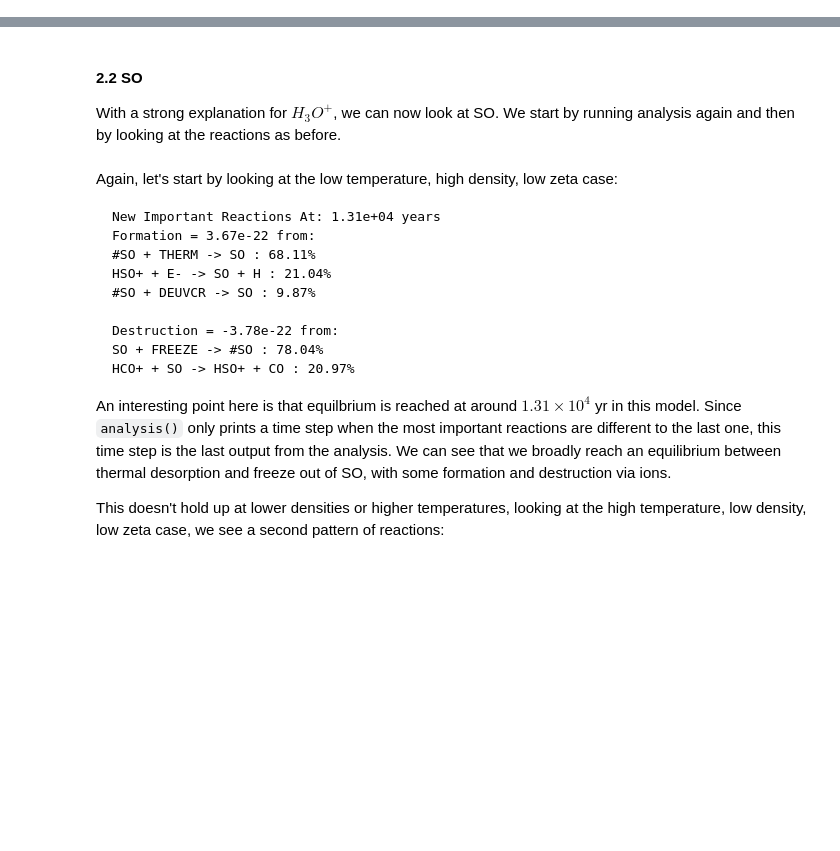
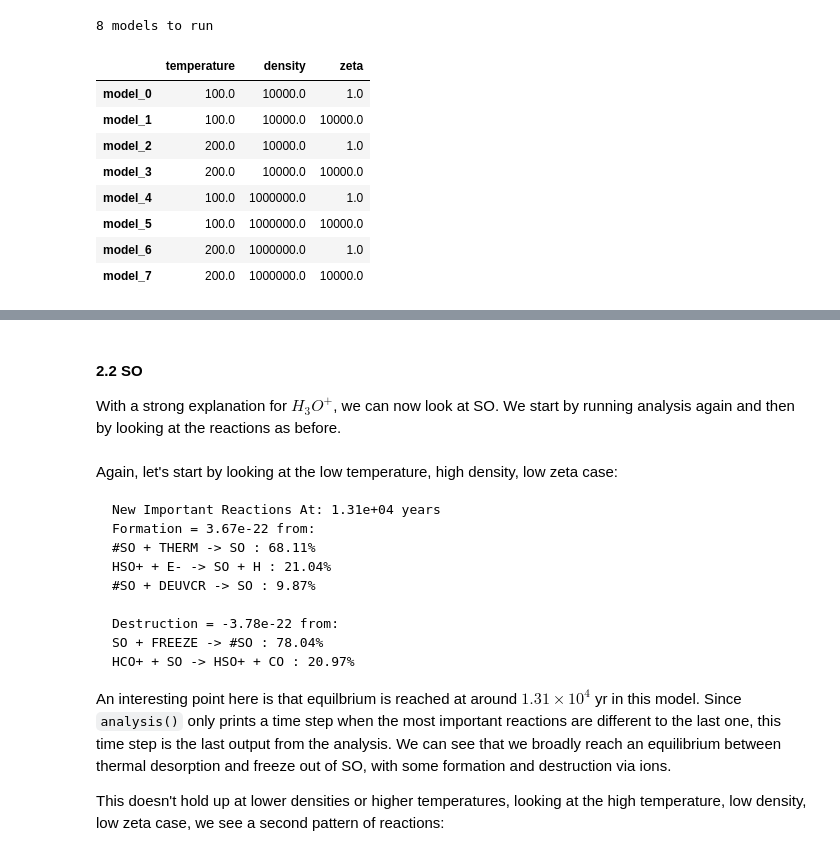
Before and after one commit to uclchem/UCLCHEM, a Jupyter notebook: notebooks/4_chemical_analysis.ipynb, the cells around one changed output, grey strips where cells are left out. Drawn from its saved outputs; the diff is of its cells as text; code cells hidden in the pictures; blank space fills up the shorter version.

```diff
--- a/notebooks/4_chemical_analysis.ipynb
+++ b/notebooks/4_chemical_analysis.ipynb
@@ -40,33 +47,40 @@ and that will give us enough to work with for our analysis.
 # %%
-temperatures = [75, 250]
+temperatures = [100, 200]
 densities = [1e4, 1e6]
 zetas = [1, 1e4]
 
 parameterSpace = np.asarray(np.meshgrid(temperatures, densities, zetas)).reshape(3, -1)
 model_table = pd.DataFrame(parameterSpace.T, columns=["temperature", "density", "zeta"])
-model_table["outputFile"] = model_table.apply(
-    lambda row: f"../output/{row.temperature}_{row.density}_{row.zeta}.csv", axis=1
-)
+model_names = [f"model_{i}" for i in range(len(model_table))]
+model_table.index = model_names
 print(f"{model_table.shape[0]} models to run")
-if not os.path.exists("../output"):
-    os.makedirs("../output")
 
 
 def run_model(row):
     # basic set of parameters we'll use for this grid.
     ParameterDictionary = {
         "baseAv": 10,  # UV shielded gas in our model
         "freefall": False,
         "finalTime": 1e6,
-        "initialtemp": row["temperature"],
-        "initialdens": row["density"],
-        "zeta": row["zeta"],
-        "outputFile": row["outputFile"],
+        "initialtemp": float(row["temperature"]),
+        "initialdens": float(row["density"]),
+        "zeta": float(row["zeta"]),
     }
-    result = uclchem.model.cloud(param_dict=ParameterDictionary)
-    return result[0]  # just the integer error code
+    result = uclchem.model.cloud(
+        param_dict=ParameterDictionary, return_dataframe=True, return_rates=True
+    )
+    return result
 
 
-results = Parallel(n_jobs=4, verbose=100)(
-    delayed(run_model)(row) for idx, row in model_table.iterrows()
-)
+model_table
+# %% [output]
+8 models to run
+|  | temperature | density | zeta |
+| model_0 | 100.0 | 10000.0 | 1.0 |
+| model_1 | 100.0 | 10000.0 | 10000.0 |
+| model_2 | 200.0 | 10000.0 | 1.0 |
+| model_3 | 200.0 | 10000.0 | 10000.0 |
+| model_4 | 100.0 | 1000000.0 | 1.0 |
+| model_5 | 100.0 | 1000000.0 | 10000.0 |
+| model_6 | 200.0 | 1000000.0 | 1.0 |
+| model_7 | 200.0 | 1000000.0 | 10000.0 |
```
Also changed, not shown: parts of 19 cells of this notebook, 32 other files.
